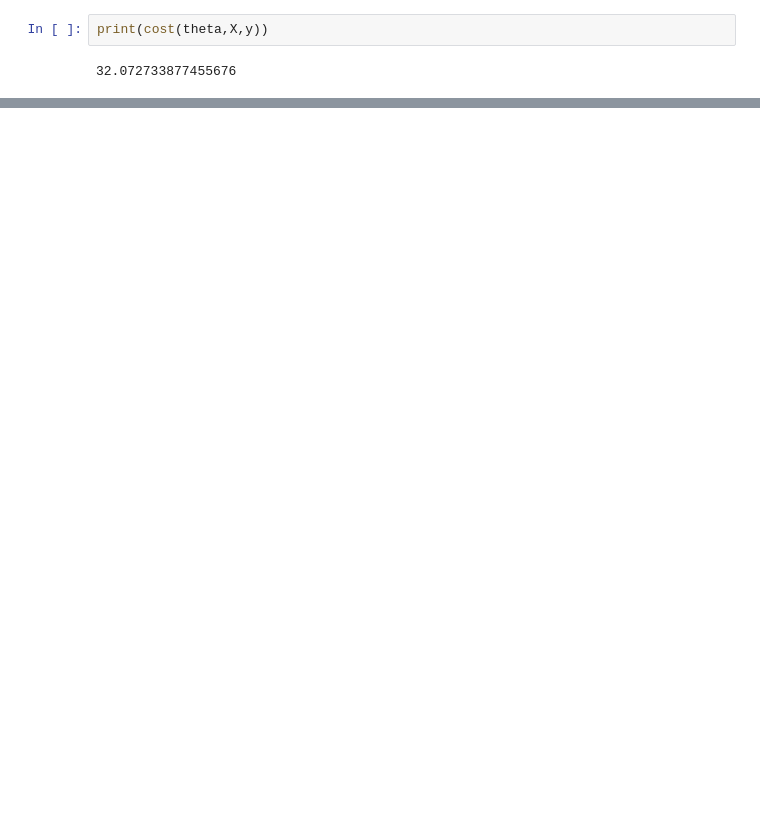
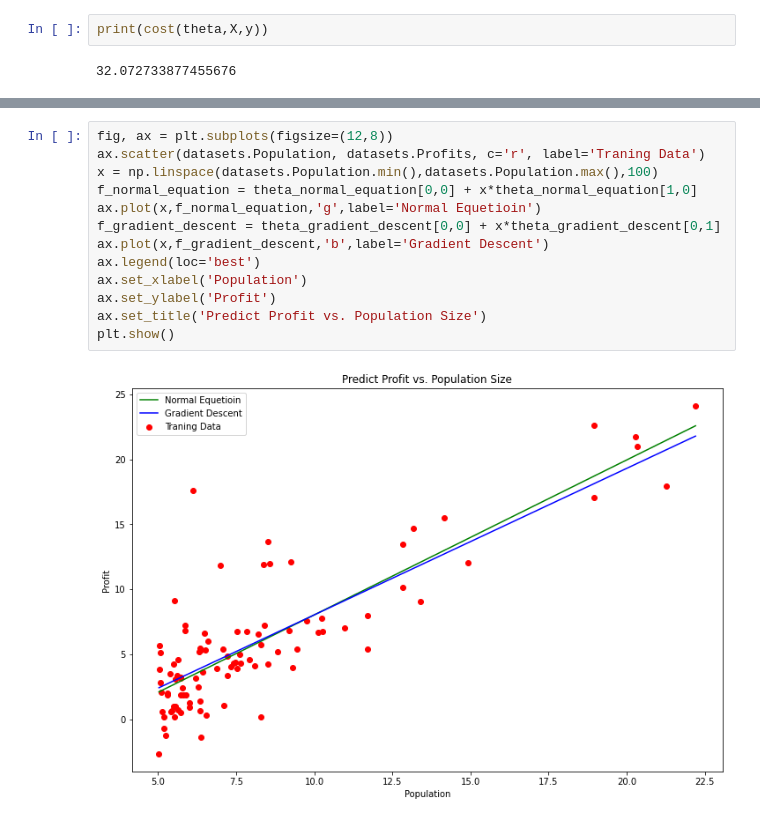
Before and after one commit to EngineeringBoy/ml, a Jupyter notebook: cs229/code/ext1/ext1.ipynb, the cells around one changed output, grey strips where cells are left out. Cells and saved outputs as stored; diff of their text form; blank space fills up the shorter version.

```diff
--- a/cs229/code/ext1/ext1.ipynb
+++ b/cs229/code/ext1/ext1.ipynb
@@ -77,0 +217,15 @@ def update(alpha,theta,x_batch,y_batch):
+# %%
+fig, ax = plt.subplots(figsize=(12,8))
+ax.scatter(datasets.Population, datasets.Profits, c='r', label='Traning Data')
+x = np.linspace(datasets.Population.min(),datasets.Population.max(),100)
+f_normal_equation = theta_normal_equation[0,0] + x*theta_normal_equation[1,0]
+ax.plot(x,f_normal_equation,'g',label='Normal Equetioin')
+f_gradient_descent = theta_gradient_descent[0,0] + x*theta_gradient_descent[0,1]
+ax.plot(x,f_gradient_descent,'b',label='Gradient Descent')
+ax.legend(loc='best')
+ax.set_xlabel('Population')
+ax.set_ylabel('Profit')
+ax.set_title('Predict Profit vs. Population Size')
+plt.show()
+# %% [output]
+[figure, added]
```
Also changed, not shown: parts of 21 cells of this notebook.
